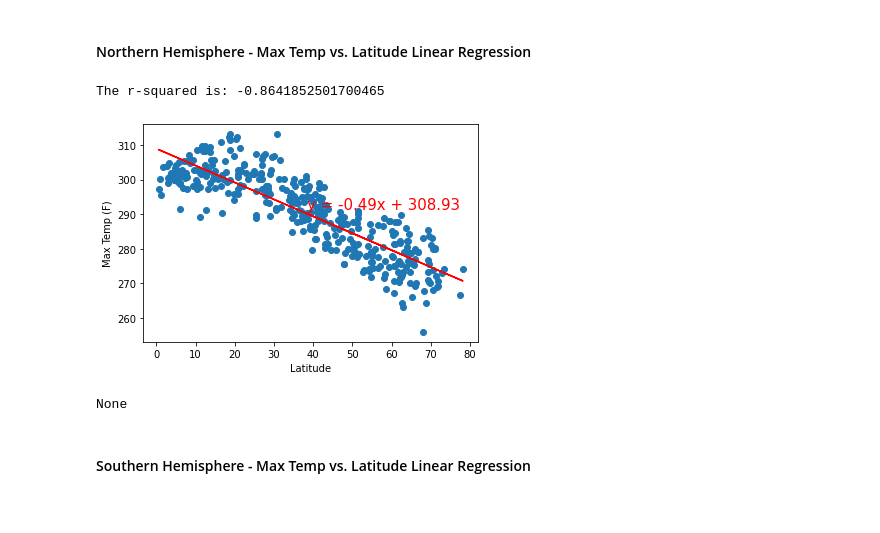
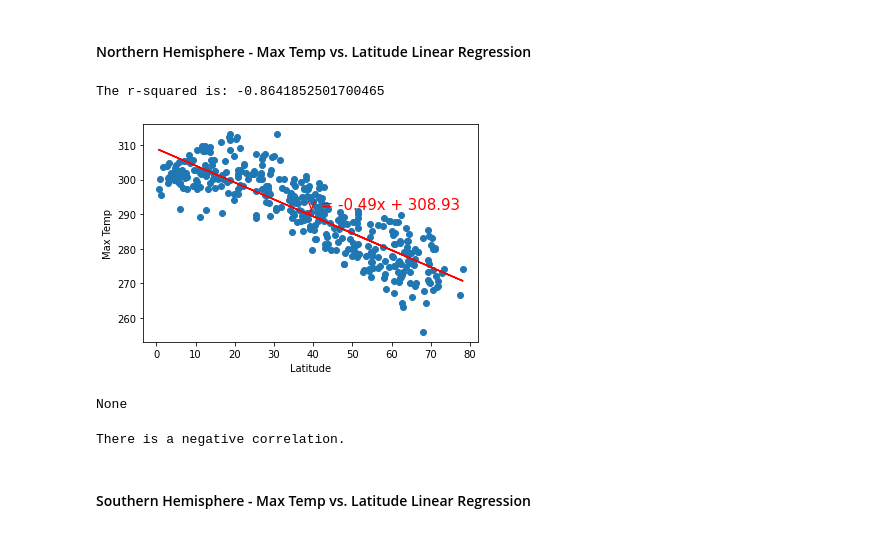
Before and after one commit to margoterudy/python-api-challenge, a Jupyter notebook: WeatherPy.ipynb, the cells around one changed output. Drawn from its saved outputs; the diff is of its cells as text; code cells hidden in the pictures.

```diff
--- a/WeatherPy.ipynb
+++ b/WeatherPy.ipynb
@@ -315,16 +315,21 @@ Southern_hemisphere = weather_df.loc[weather_df["Lat"]<0]
 # %%
 #Define X and Y
 x_values = Northern_hemisphere["Lat"]
 y_values = Northern_hemisphere["Max Temp"]
 
 
 #Label and diplay
-plt.ylabel("Max Temp (F)")
+plt.ylabel("Max Temp")
 print(linear_reg_plot(x_values,y_values))
 # %% [output]
 The r-squared is: -0.8641852501700465
-[figure, old version]
+[figure, new version]
 None
+# %%
+#Print Correlation
+print(f'There is a negative correlation.')
+# %% [output]
+There is a negative correlation.
 # %% [markdown]
 ####  Southern Hemisphere - Max Temp vs. Latitude Linear Regression
 # %%
```
Also changed, not shown: parts of 6 cells of this notebook, 1 other file.
